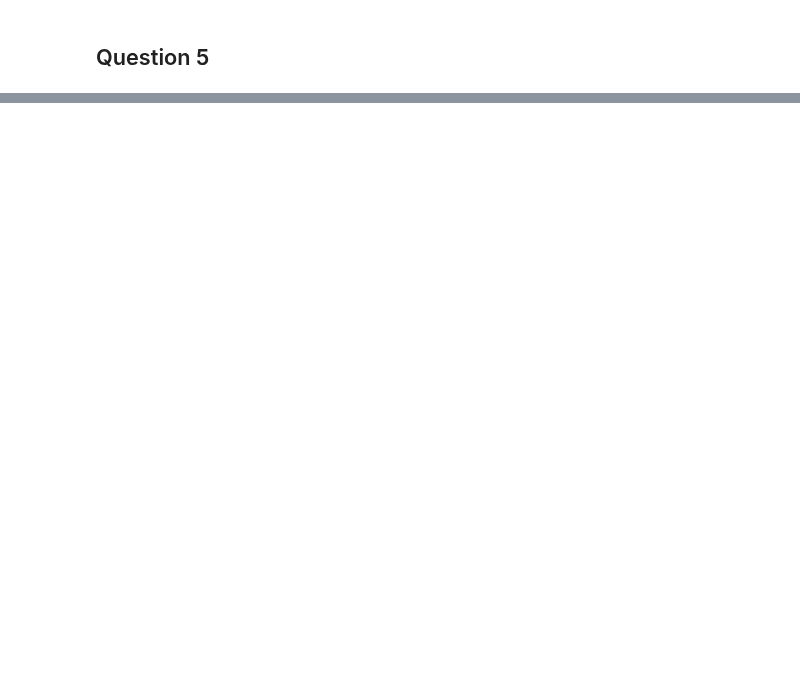
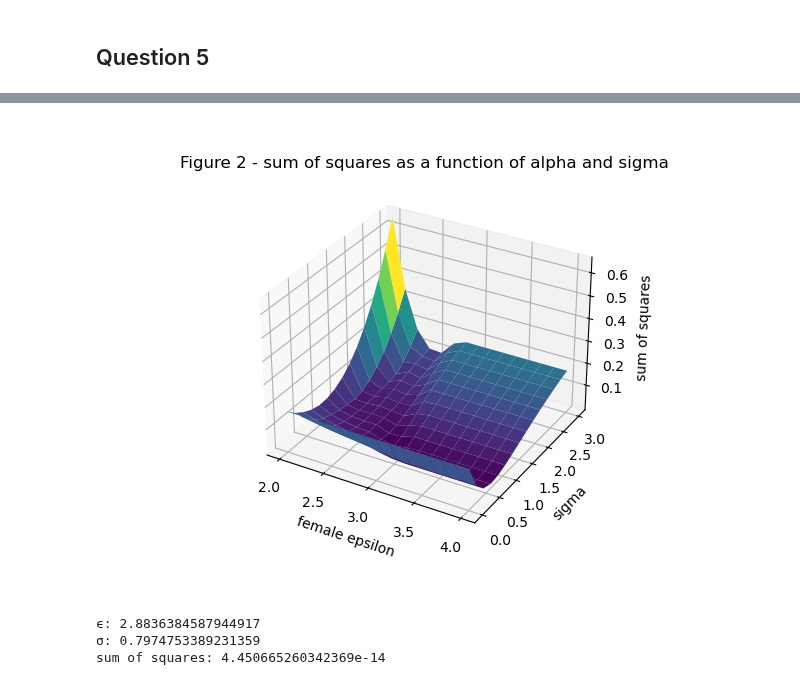
Before and after one commit to NumEconCopenhagen/projects-2023-bulen, a Jupyter notebook: inauguralproject/inauguralproject.ipynb, the cells around one changed output, grey strips where cells are left out. Drawn from its saved outputs; the diff is of its cells as text; code cells hidden in the pictures; blank space fills up the shorter version.

```diff
--- a/inauguralproject/inauguralproject.ipynb
+++ b/inauguralproject/inauguralproject.ipynb
@@ -254,0 +262,58 @@ ADD CONCISE CONLUSION.
+# %%
+
+# a. Using 3D plots to search for candidate ranges to input to the godawful minimization function
+
+OurModel5 = HouseholdSpecializationModelClass()
+
+epsilonlist = np.linspace(2,4,15)
+sigmalistext = np.linspace(0.5,1.2,15)
+
+
+
+errorvalues = np.zeros((15, 15))
+for i, epsilonf in enumerate(epsilonlist):
+    for j, sigma in enumerate(sigmalist):
+        OurModel5.par.epsilonf=i
+        OurModel5.par.sigma=j
+        temp1=OurModel5.deviation_ext(epsilonf, sigma)
+        errorvalues[i,j] = temp1
+
+
+
+from mpl_toolkits.mplot3d import Axes3D as ax
+%matplotlib widget
+
+# a. plot
+epsilonspace, sigmaspaceext = np.meshgrid(epsilonlist,sigmalist,indexing='ij')
+
+
+fig = plt.figure()
+
+ax = fig.add_subplot(projection='3d')
+
+ax.plot_surface(epsilonspace,sigmaspaceext,errorvalues, cmap='viridis')
+
+# b. add labels
+ax.set_xlabel('female epsilon')
+ax.set_ylabel('sigma')
+ax.set_zlabel('sum of squares')
+ax.set_title('Figure 2 - sum of squares as a function of alpha and sigma')
+
+plt.show()
+# %% [output]
+[figure, added]
+# %%
+
+# b. Minimizing within likely bounds and printing corresponding values
+
+temp1=OurModel5.estimate_ext()
+
+
+print(f'ϵ: {temp1.epsilonf}')
+print(f'σ: {temp1.sigma}')
+
+print(f'sum of squares: {OurModel5.deviation_ext(temp1.epsilonf, temp1.sigma)}')
+# %% [output]
+ϵ: 2.8836384587944917
+σ: 0.7974753389231359
+sum of squares: 4.450665260342369e-14
```
Also changed, not shown: parts of 9 cells of this notebook, 1 other file.
